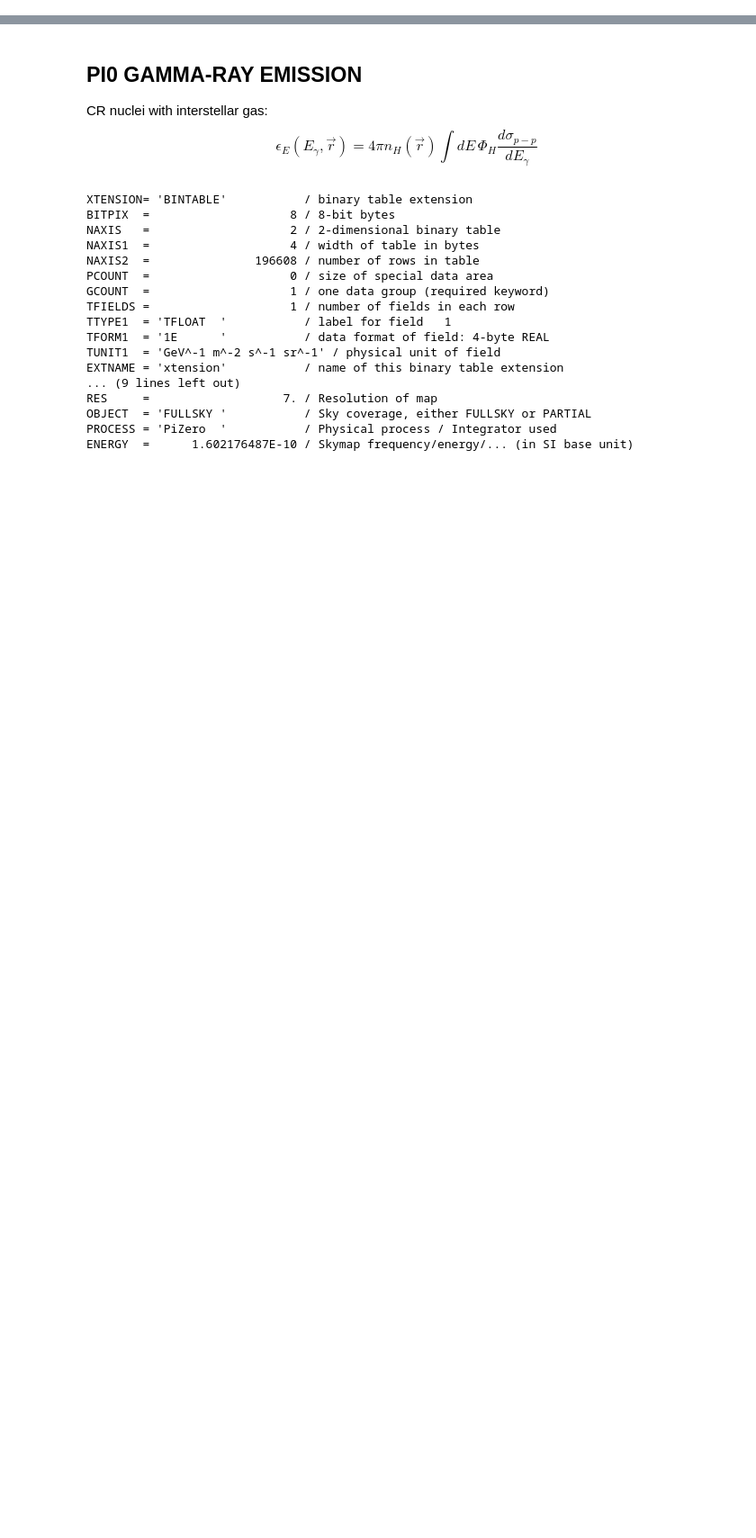
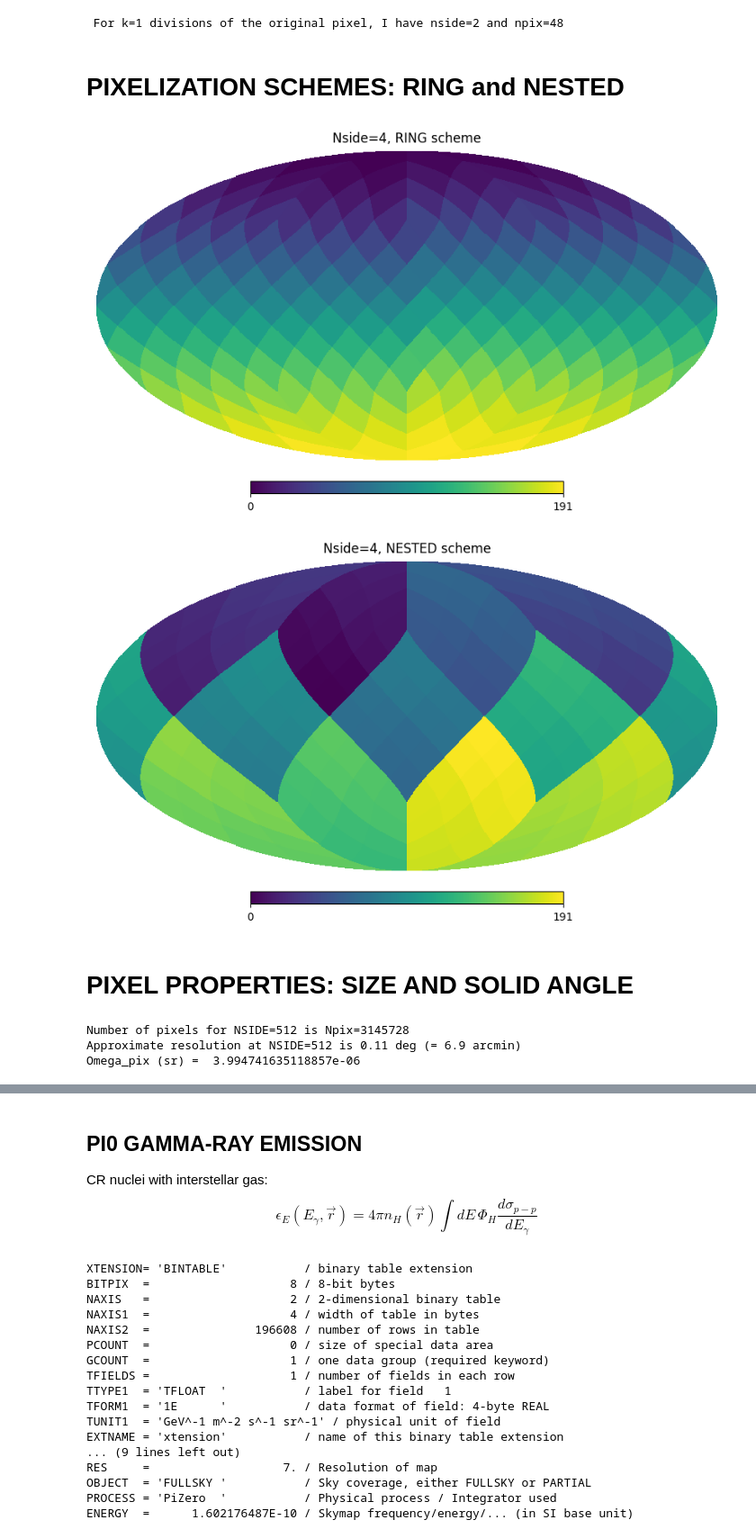
Before and after one commit to tospines/hands-on_DRAGON_School, a Jupyter notebook: HandsOn - HERMES.ipynb, the cells around one changed output, grey strips where cells are left out. Shown at 90% size. Saved outputs shown, nothing was run; the diff lists cells and outputs as text; code cells hidden in the pictures; blank space fills up the shorter version.

```diff
--- a/HandsOn - HERMES.ipynb
+++ b/HandsOn - HERMES.ipynb
@@ -5,0 +27,36 @@ import healpy as hp
+# %%
+# NSIDE values are always powers of 2. Number of divisions of the original pixel.
+k=1
+NSIDE=2**k
+NPIX = hp.nside2npix(NSIDE) # = 12 * NSIDE**2
+print(' For k={} divisions of the original pixel, I have nside={} and npix={}'.format(k,NSIDE,NPIX))
+# %% [output]
+ For k=1 divisions of the original pixel, I have nside=2 and npix=48
+# %% [markdown]
+# PIXELIZATION SCHEMES: RING and NESTED
+# %%
+# Pixelization schemes: RING and NESTED
+nside = 4
+npix  = hp.nside2npix(nside)
+map   = np.arange(npix)
+
+hp.mollview(map, title="Nside=4, RING scheme")
+hp.mollview(map, title="Nside=4, NESTED scheme", nest=True)
+# %% [output]
+[figure, added]
+[figure, added]
+# %% [markdown]
+# PIXEL PROPERTIES: SIZE AND SOLID ANGLE
+# %%
+# Pixel size and solid angles. Key idea: equal-area pixelization.
+NSIDE = 512
+NPIX = hp.nside2npix(NSIDE)
+print('Number of pixels for NSIDE={} is Npix={}'.format(NSIDE, NPIX))
+reso = hp.nside2resol(NSIDE, arcmin=True) # in deg
+print("Approximate resolution at NSIDE={} is {:.2} deg (= {:.2} arcmin)".format(NSIDE,  reso/60, reso))
+omegapix = 4*np.pi/NPIX
+print('Omega_pix (sr) = ',omegapix)
+# %% [output]
+Number of pixels for NSIDE=512 is Npix=3145728
+Approximate resolution at NSIDE=512 is 0.11 deg (= 6.9 arcmin)
+Omega_pix (sr) =  3.994741635118857e-06
```
Also changed, not shown: parts of 9 cells of this notebook.
